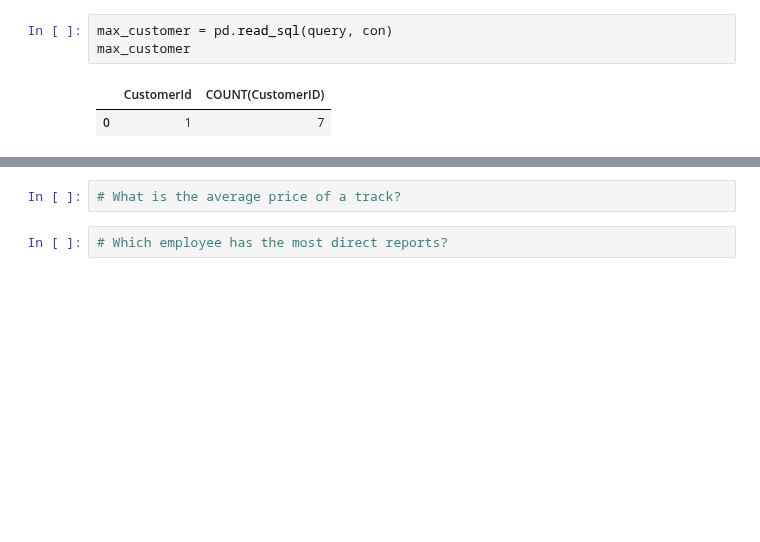
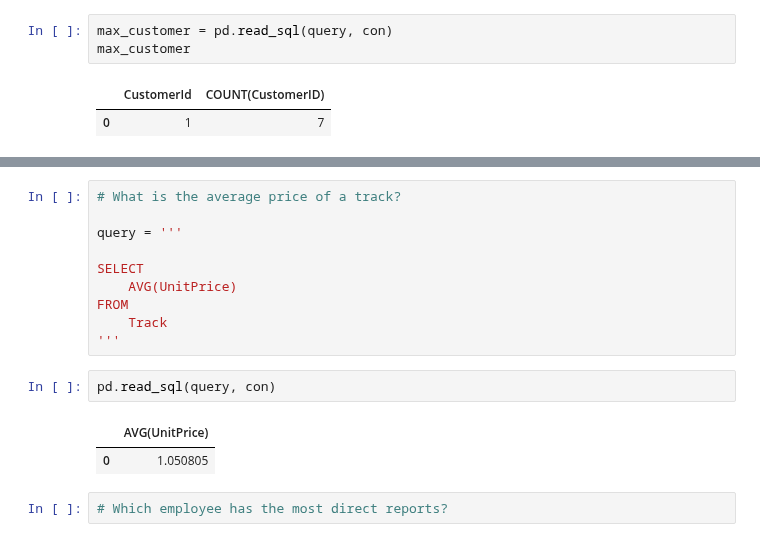
Before and after one commit to flatiron-school/NTL-DS-062722, a Jupyter notebook: sql_practice/sql_practice-completed.ipynb, the cells around one changed output, grey strips where cells are left out. Saved outputs shown, nothing was run; the diff lists cells and outputs as text; blank space fills up the shorter version.

```diff
--- a/sql_practice/sql_practice-completed.ipynb
+++ b/sql_practice/sql_practice-completed.ipynb
@@ -259,5 +299,18 @@ max_customer
 # %%
 # What is the average price of a track?
+
+query = '''
+
+SELECT
+    AVG(UnitPrice)
+FROM
+    Track
+'''
+# %%
+pd.read_sql(query, con)
+# %% [output]
+|  | AVG(UnitPrice) |
+| 0 | 1.050805 |
 # %%
 # Which employee has the most direct reports?
 # %%
```
Also changed, not shown: parts of 9 cells of this notebook, 9 other files.
